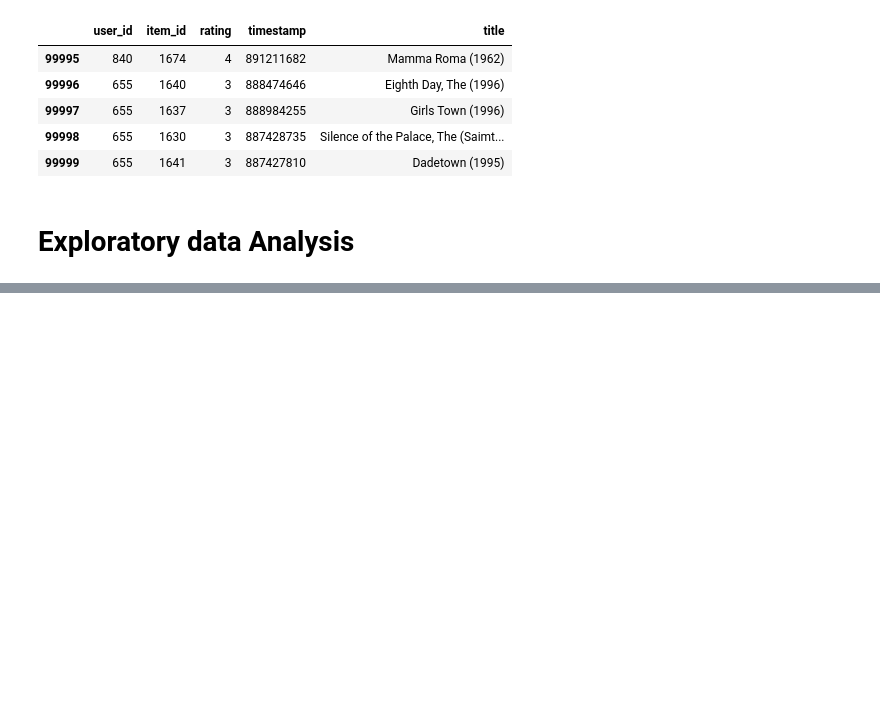
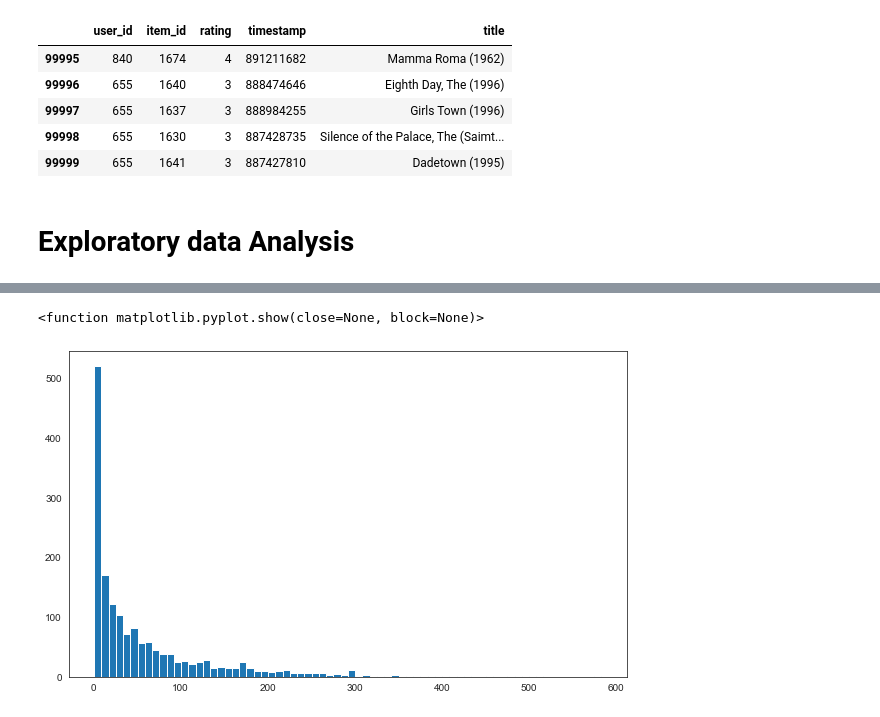
Before and after one commit to Anand-Raj-CSE/B.Tech.-Projects, a Jupyter notebook: MINI PROJECTS/Movie Recommendation System/Content Based Recommendation System.ipynb, the cells around one changed output, grey strips where cells are left out. Drawn from its saved outputs; the diff is of its cells as text; code cells hidden in the pictures; blank space fills up the shorter version.

Commit message:
Completed Content Based Movie Reccomendation System

```diff
--- a/MINI PROJECTS/Movie Recommendation System/Content Based Recommendation System.ipynb
+++ b/MINI PROJECTS/Movie Recommendation System/Content Based Recommendation System.ipynb
@@ -84,3 +84,7 @@ df.tail()
 | 99999 | 655 | 1641 | 3 | 887427810 | Dadetown (1995) |
 # %% [markdown]
 # Exploratory data Analysis
+# %%
+import matplotlib.pyplot as plt
+import seaborn as sns
+sns.set_style('white')
@@ -86,0 +144,3 @@ df.tail()
+# %%
+ratings = pd.DataFrame(df.groupby('title').mean()['rating'])
+print(ratings.head())
@@ -86,0 +155,3 @@ df.tail()
+# %%
+# In ratings dataframe creating a column for number of ratings
+ratings['number of ratings'] = pd.DataFrame(df.groupby('title').count()['rating'])
@@ -86,0 +193,9 @@ df.tail()
+# %%
+# We can clearly see that only 1 or 2 person(s) have rated a movie and we cannot recommend that movie(s) according to
+# such low ratings so we are going to discard these
+plt.figure(figsize=(10,6))
+plt.hist(ratings['number of ratings'],bins = 70)
+plt.show
+# %% [output]
+<function matplotlib.pyplot.show(close=None, block=None)>
+[figure, added]
```
Also changed, not shown: parts of 26 cells of this notebook.
